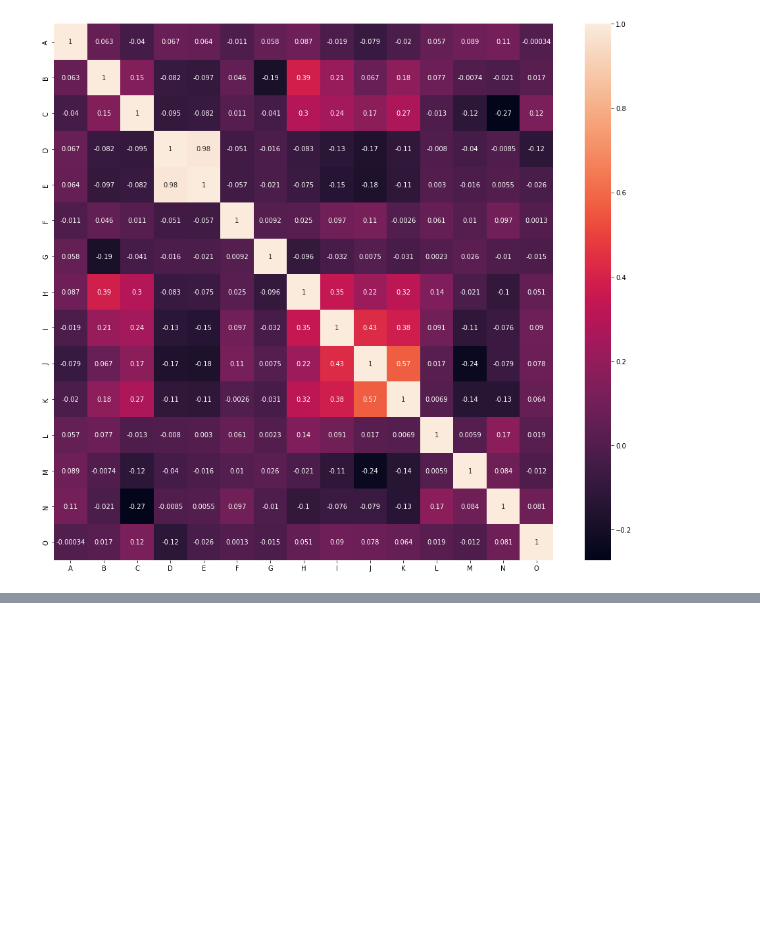
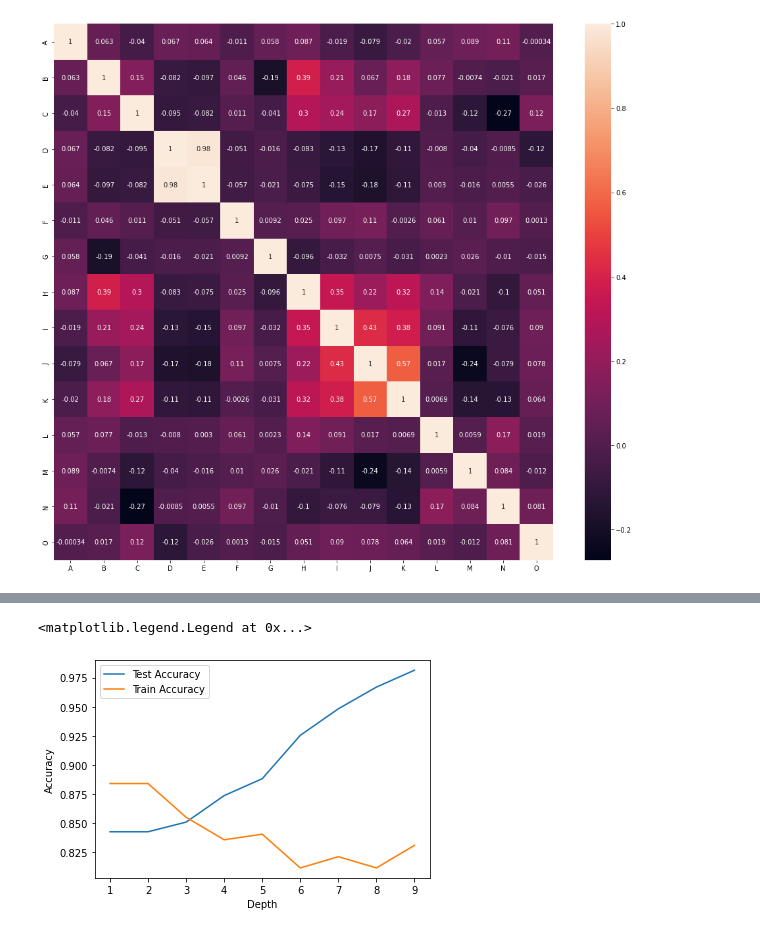
Before and after one commit to Aman0phy/credit_card_approval, a Jupyter notebook: creditcard-approval.ipynb, the cells around one changed output, grey strips where cells are left out. Saved outputs shown, nothing was run; the diff lists cells and outputs as text; code cells hidden in the pictures; blank space fills up the shorter version.

```diff
--- a/creditcard-approval.ipynb
+++ b/creditcard-approval.ipynb
@@ -352,0 +392,23 @@ xTrain, xTest, yTrain, yTest = train_test_split(X, y,test_size=0.30,random_state
+# %%
+from sklearn.linear_model import LogisticRegression
+from sklearn.tree import DecisionTreeClassifier
+train_acc=[]
+test_acc=[]
+list_score=[]
+p=[]
+
+for i in range(1, 10):
+
+    dtc = DecisionTreeClassifier(max_depth = i ,random_state = 0)
+    dtc.fit(xTrain, yTrain)
+
+    train_pred = dtc.predict(xTrain)
+    #train_acc.append(score(train_pred, yTrain))
+
+    test_pred = dtc.predict(xTest)
+    #test_acc.append(score(test_pred, yTest))
+    test_acc = accuracy_score(yTest, test_pred)
+    train_acc = accuracy_score(yTrain, train_pred)
+    print(i,'Train score:',train_acc,'Test score:',test_acc)
+
+    list_score.append([i,accuracy_score(train_pred, yTrain),accuracy_score(test_pred, yTest)])
@@ -352,0 +441,11 @@ xTrain, xTest, yTrain, yTest = train_test_split(X, y,test_size=0.30,random_state
+# %%
+from pandas import DataFrame
+df2 = DataFrame (list_score,columns=['Depth','Test Accuracy','Train Accuracy'])
+plt.plot(df2['Depth'],df2['Test Accuracy'],label='Test Accuracy')
+plt.plot(df2['Depth'],df2['Train Accuracy'],label='Train Accuracy')
+plt.xlabel('Depth')
+plt.ylabel('Accuracy')
+plt.legend()
+# %% [output]
+<matplotlib.legend.Legend at 0x...>
+[figure, added]
```
Also changed, not shown: parts of 7 cells of this notebook.
